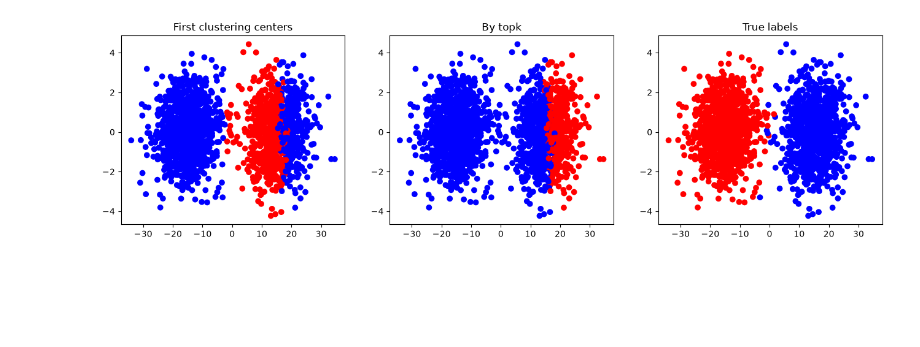
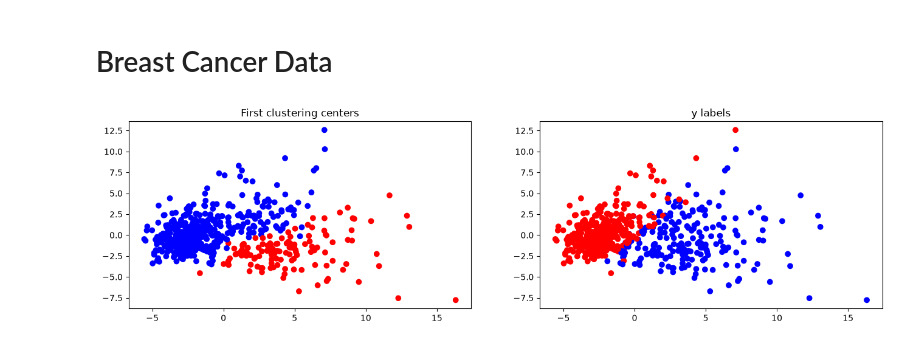
Before and after one commit to huimin-hu-stat/MAR-v2, a Jupyter notebook: clustering.ipynb, the cells around one changed output. Cells and saved outputs as stored; diff of their text form; code cells hidden in the pictures; blank space fills up the shorter version.

Commit message:
clustering

```diff
--- a/clustering.ipynb
+++ b/clustering.ipynb
@@ -336,33 +337,45 @@ plt.show()
-# %%
-_, axes = plt.subplots(1,3, figsize=(16,4))
-
-axes[0].scatter(pcs[:,0], pcs[:,1], c=np.where(labels_centers, 'red', 'blue'))
-axes[0].set_title('First clustering centers')
-
-axes[1].scatter(pcs[:,0], pcs[:,1], c=np.where(labels_topk, 'red', 'blue'))
-axes[1].set_title('By logprob (N, K)')
-
-axes[2].scatter(pcs[:,0], pcs[:,1], c=np.where(true_labels==1, 'red', 'blue'))
-axes[2].set_title('True labels')
-
-plt.show()
-# %% [output]
-[figure, removed]
+# %% [markdown]
+# Breast Cancer Data
+# %%
+data = load_breast_cancer(as_frame=True)
+X, y = data.data, data.target
+
+X = torch.tensor(X.to_numpy())
+# M = ampute_mar_tensor(X)
+
+am = AmputeMAR()
+M = am.ampute(X)[1]
+
+# Xtrain, Xtest, Mtrain, Mtest, ytrain, ytest = train_test_split(
+#     X, M, y, test_size=0.25, stratify=y, random_state=42)
+
+# Mtrain = Mtrain.int()
+# Mtest = Mtest.int()
 # %%
+cl = Clustering(X, M, k_range=(0,20))
+topk_ind = cl.cluster_by_logprob(X, M)
+
+kmeans = KMeans(n_clusters=2, n_init=20, random_state=123)
+labels_topk = kmeans.fit_predict(topk_ind)
+
+labels_centers = cl.cluster_through_centers(X, M)
+
 scaler = StandardScaler()
 X_scaled = scaler.fit_transform(X.numpy())
 pca = PCA(n_components=2)
 pcs = pca.fit_transform(X_scaled)
 # %%
-_, axes = plt.subplots(1,3, figsize=(16,4))
+_, axes = plt.subplots(1,2, figsize=(16,4))
 
 axes[0].scatter(pcs[:,0], pcs[:,1], c=np.where(labels_centers, 'red', 'blue'))
 axes[0].set_title('First clustering centers')
 
-axes[1].scatter(pcs[:,0], pcs[:,1], c=np.where(labels_topk, 'red', 'blue'))
-axes[1].set_title('By topk')
+# axes[1].scatter(pcs[:,0], pcs[:,1], c=np.where(labels_topk, 'red', 'blue'))
+# axes[1].set_title('By topk')
 
-axes[2].scatter(pcs[:,0], pcs[:,1], c=np.where(y==1, 'red', 'blue'))
-axes[2].set_title('y labels')
+axes[1].scatter(pcs[:,0], pcs[:,1], c=np.where(y==1, 'red', 'blue'))
+axes[1].set_title('y labels')
 
 plt.show()
+# %% [output]
+[figure, added]
```
Also changed, not shown: parts of 14 cells of this notebook.
